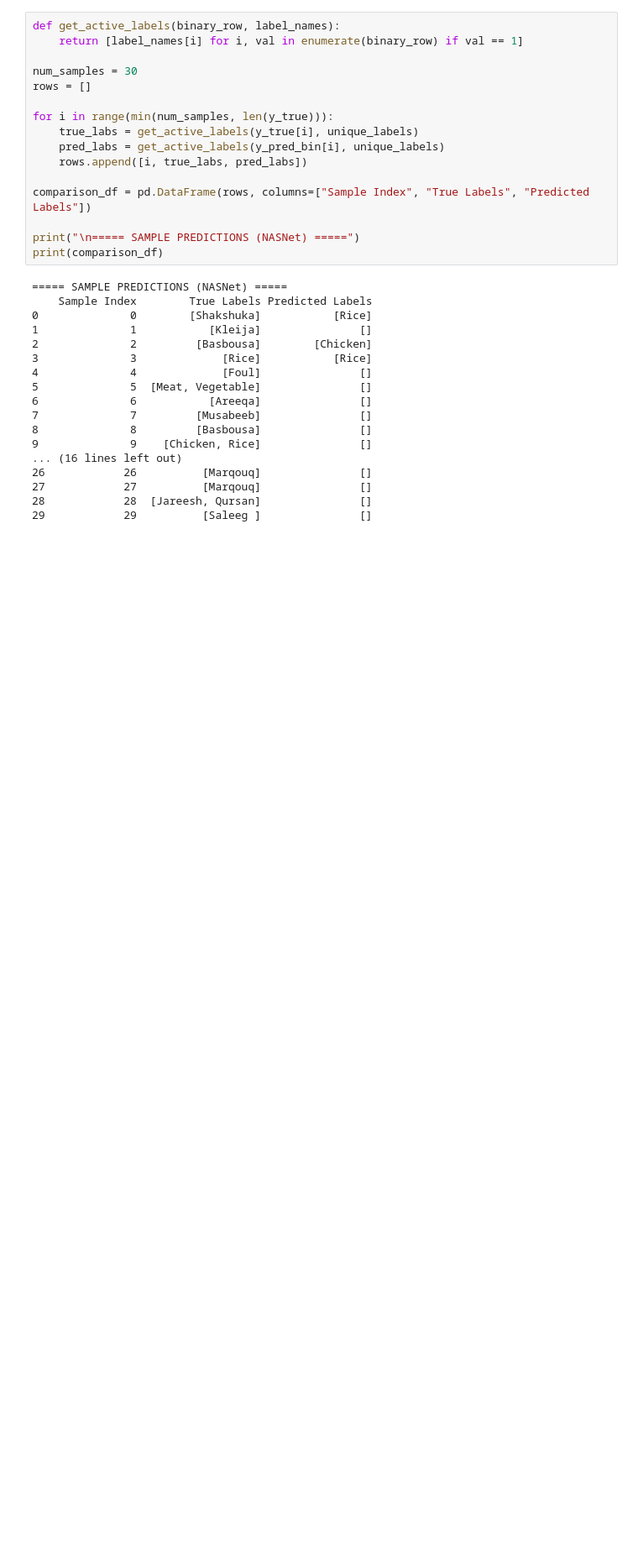
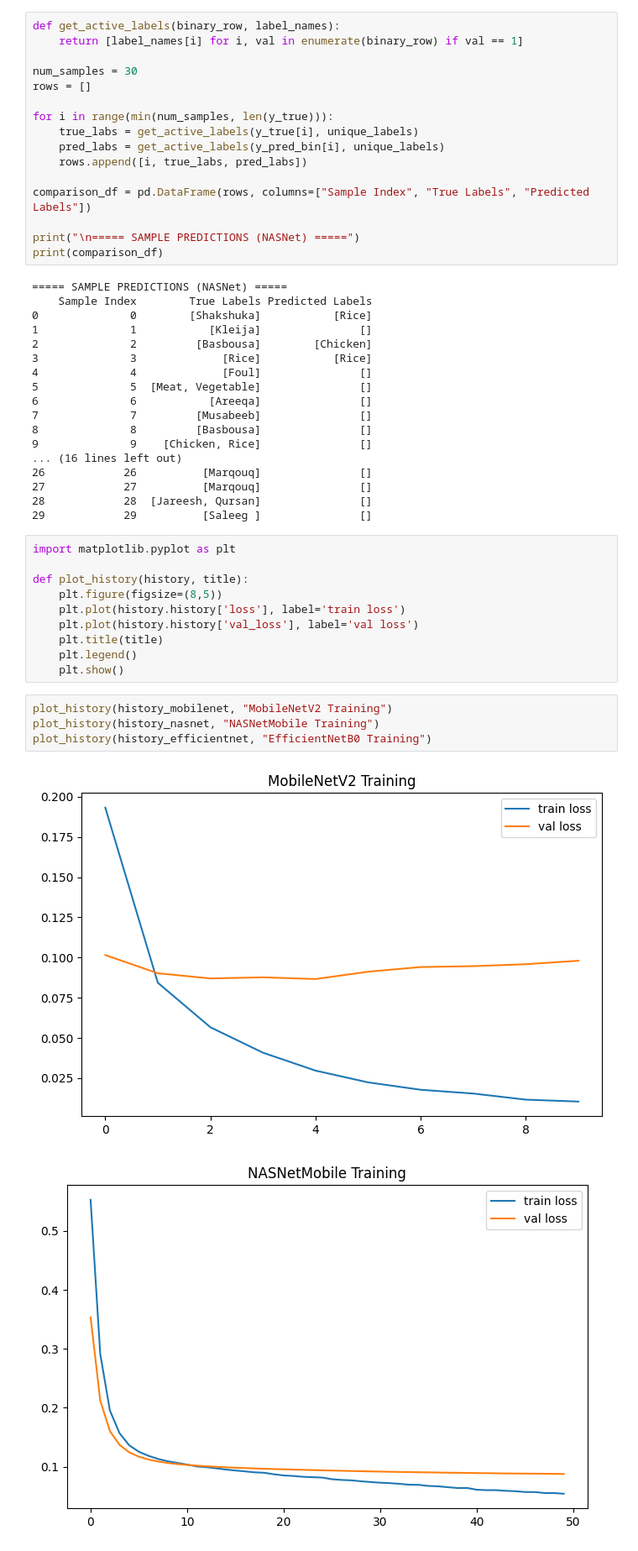
Before and after one commit to NoraHK3/DataSciProject, a Jupyter notebook: Model_Attempt4.ipynb, the cells around one changed output. Shown at 84% size. Cells and saved outputs as stored; diff of their text form; blank space fills up the shorter version.

```diff
--- a/Model_Attempt4.ipynb
+++ b/Model_Attempt4.ipynb
@@ -788,3 +788,20 @@ print(comparison_df)
 27            27          [Marqouq]               []
 28            28  [Jareesh, Qursan]               []
 29            29          [Saleeg ]               []
+# %%
+import matplotlib.pyplot as plt
+
+def plot_history(history, title):
+    plt.figure(figsize=(8,5))
+    plt.plot(history.history['loss'], label='train loss')
+    plt.plot(history.history['val_loss'], label='val loss')
+    plt.title(title)
+    plt.legend()
+    plt.show()
+# %%
+plot_history(history_mobilenet, "MobileNetV2 Training")
+plot_history(history_nasnet, "NASNetMobile Training")
+plot_history(history_efficientnet, "EfficientNetB0 Training")
+# %% [output]
+[figure, added]
+[figure, added]
```
Also changed, not shown: parts of 3 cells of this notebook.
